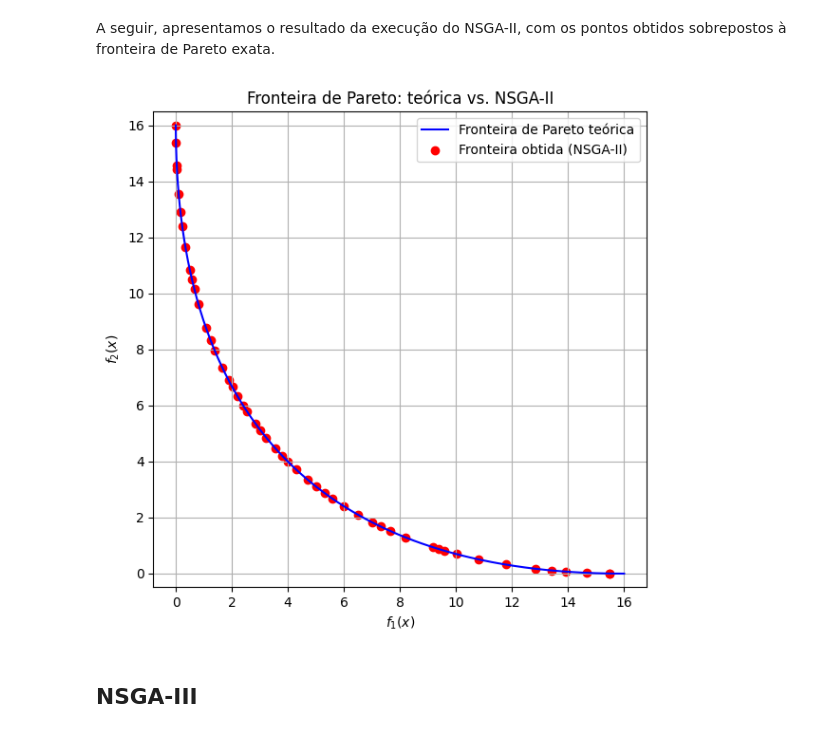
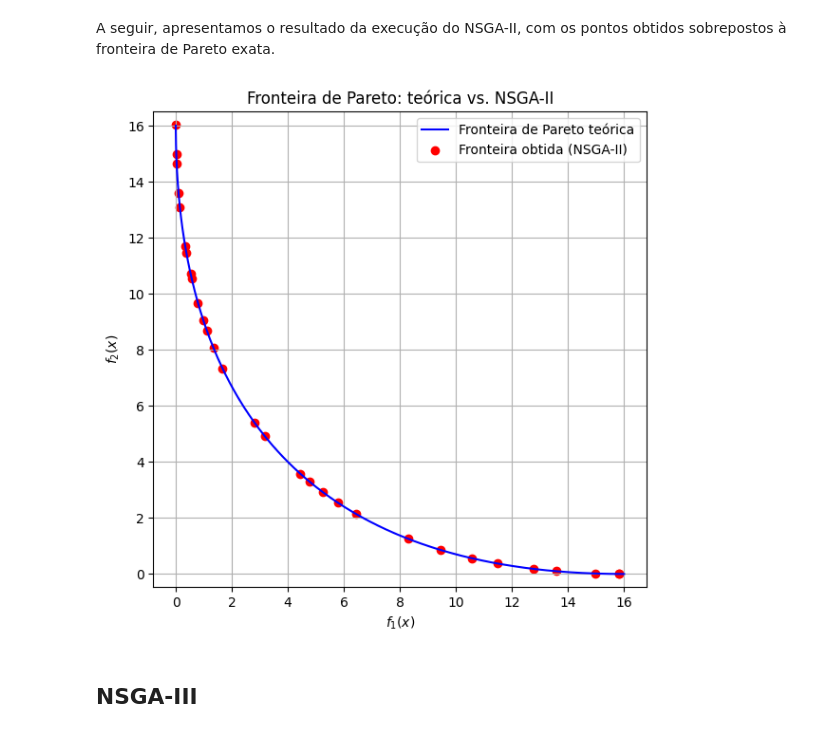
Before and after one commit to JunioCesarFerreira/NSGA-Studies, a Jupyter notebook: notebooks/1-introducao.ipynb, the cells around one changed output. Cells and saved outputs as stored; diff of their text form; code cells hidden in the pictures.

```diff
--- a/notebooks/1-introducao.ipynb
+++ b/notebooks/1-introducao.ipynb
@@ -1069,10 +1069,10 @@ def nsga2(pop_size, generations, bounds,
 A seguir, apresentamos o resultado da execução do NSGA-II, com os pontos obtidos sobrepostos à fronteira de Pareto exata.
 # %%
 # Executa o NSGA-II e compara com a fronteira de Pareto teórica.
-pareto_front = nsga2(pop_size=50, generations=10, bounds=BOUNDS)
+pareto_front = nsga2(pop_size=30, generations=10, bounds=BOUNDS)
 plot_pareto(pareto_front, "NSGA-II")
 # %% [output]
-[figure, old version]
+[figure, new version]
 # %% [markdown]
 ## NSGA-III
 # %% [markdown]
```
Also changed, not shown: parts of 6 cells of this notebook.
